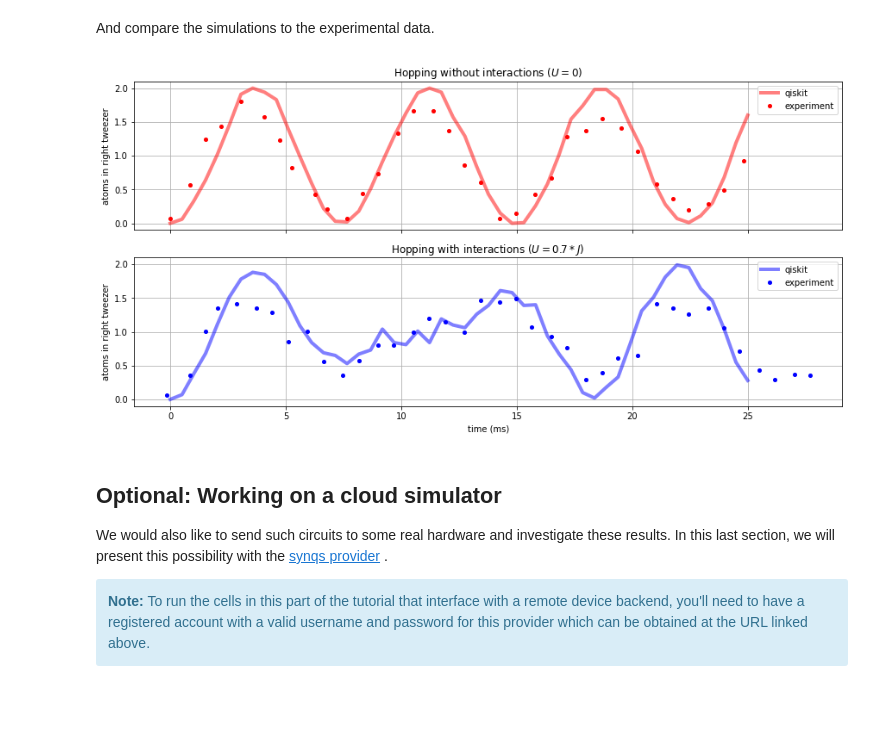
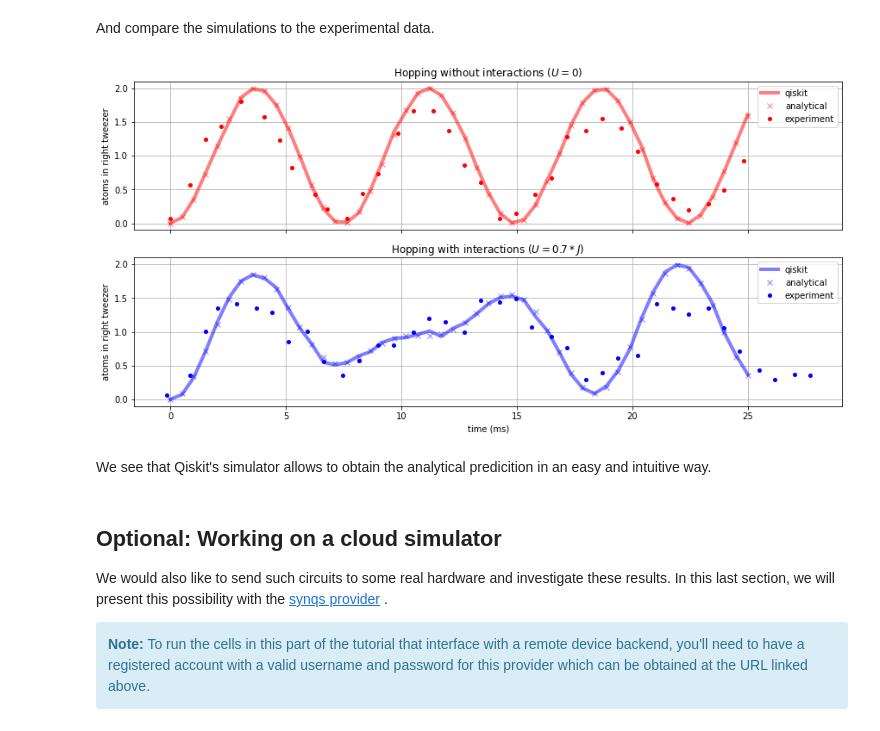
Before and after one commit to qiskit-community/qiskit-cold-atom, a Jupyter notebook: docs/tutorials/08_fermions_in_double_well.ipynb, the cells around one changed output. Drawn from its saved outputs; the diff is of its cells as text; code cells hidden in the pictures; blank space fills up the shorter version.

```diff
--- a/docs/tutorials/08_fermions_in_double_well.ipynb
+++ b/docs/tutorials/08_fermions_in_double_well.ipynb
@@ -71,7 +70,7 @@ H_With_Int = np.array([[U, -J, -J, 0], [-J, 0, 0, -J], [-J, 0, 0, -J], [0, -J, -
 H_Wo_Int = np.array([[0, -J, -J, 0], [-J, 0, 0, -J], [-J, 0, 0, -J], [0, -J, -J, 0]])
 
 psi0 = np.zeros(4) * 1j
-psi0[0] = 1.0 + 0j
+psi0[0] = 1.0
 # %% [markdown]
 Now, we have assembled all the necessary tools to directly calculate the probabilites of the different occupation numbers from:
 
@@ -298,6 +296,6 @@ While the previous approach works out quite nicely for this simple example, it r
 # %%
-from qiskit_cold_atom.providers import ColdAtomProvider
+from qiskit_cold_atom.fermions import FermionSimulator
 from qiskit_cold_atom.fermions.fermion_gate_library import FermiHubbard
+from qiskit_nature.operators.second_quantization import FermionicOp
 
-provider = ColdAtomProvider()
-backend = provider.get_backend("fermionic_tweezer_simulator")
+backend = FermionSimulator()
@@ -348,49 +322,46 @@ for i in range(Ntimes):
 # %% [markdown]
 And now we perform the simulation with interactions.
-# %%
-Ntimes = 50
-times = np.linspace(0, 25, Ntimes) * 1e-3
-means_int = np.zeros(Ntimes)
-for i in range(Ntimes):
-    time = times[i]
-    qc = backend.initialize_circuit([[1, 0, 0, 0], [1, 0, 0, 0]])
-    all_modes = range(8)
-
-    qc.append(
-        FermiHubbard(num_modes=8, j=[J * time, 0, 0], u=U * time, mu=[0 * time, 0, 0, 0]),
-        qargs=all_modes,
-    )
-    qc.measure_all()
-    job = backend.run(qc, shots=100)
-    counts = job.result().get_counts()
-    _, means_int[i] = get_left_right_occupation(counts)
+# %%
+# create a list of circuits
+circuits_int = []
+for t in times:
+    # initialize one spin-up and one spin-down atom in the left tweezer
+    qc = backend.initialize_circuit([[1, 0], [1, 0]])
+    # apply a global Fermi-Hubbard gate with interaction
+    qc.FH(j=[J*t], u=U*t, mu=[0],modes=range(4))
+    circuits_int.append(qc)
+
+# measure the observable from simulated shots
+means_int = backend.measure_observable_expectation(circuits_int, observable=NR, shots=1000)
 # %% [markdown]
 And compare the simulations to the experimental data.
 # %%
 f, (ax1, ax2) = plt.subplots(
     2, 1, sharex=True, sharey=True, figsize=(12, 6), constrained_layout=True
 )
 
 
-ax1.plot(times * 1e3, means, "r-", label="qiskit", linewidth=4, alpha=0.5)
-# ax1.plot(t_analytical * 1e3, nR_wo, "r-.", label="analytical", linewidth=4, alpha=0.5)
+ax1.plot(times * 1e3, means_no_int, "r-", label="qiskit", linewidth=4, alpha=0.5)
+ax1.plot(t_analytical * 1e3, nR_wo, "rx", label="analytical", linewidth=4, alpha=0.5)
 ax1.plot(no_int_time, no_int_nR, "ro", label="experiment", markersize=4)
 
 ax2.plot(times * 1e3, means_int, "b-", label="qiskit", linewidth=4, alpha=0.5)
-# ax2.plot(t_analytical * 1e3, nR_w, "b-.", label="analytical", linewidth=4, alpha=0.5)
+ax2.plot(t_analytical * 1e3, nR_w, "bx", label="analytical", linewidth=4, alpha=0.5)
 ax2.plot(with_int_time, with_int_nR, "bo", label="experiment", markersize=4)
 ax1.set_ylabel(r"atoms in right tweezer")
 ax2.set_ylabel(r"atoms in right tweezer")
 ax2.set_xlabel(r"time (ms)")
 ax1.legend(loc="upper right")
 ax2.legend(loc="upper right")
 # ax1.set_xlim(-1, 20)
 ax1.set_title(r"Hopping without interactions ($U=0$)")
 ax2.set_title(r"Hopping with interactions ($U=0.7*J$)")
 ax1.grid()
 ax2.grid();
 # %% [output]
-[figure, old version]
+[figure, new version]
+# %% [markdown]
+We see that Qiskit's simulator allows to obtain the analytical predicition in an easy and intuitive way.
 # %% [markdown]
 ## Optional: Working on a cloud simulator
 
```
Also changed, not shown: parts of 30 cells of this notebook.
